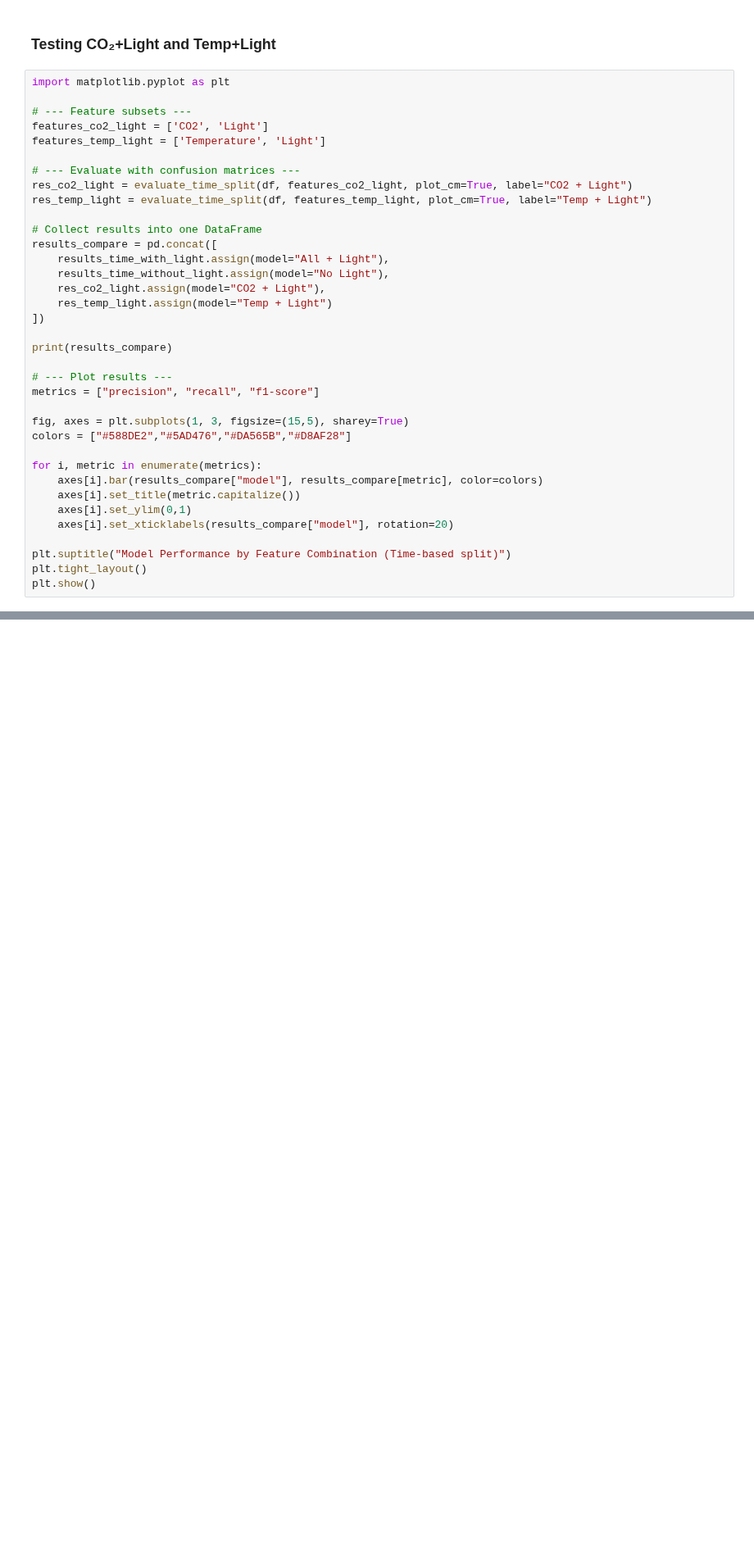
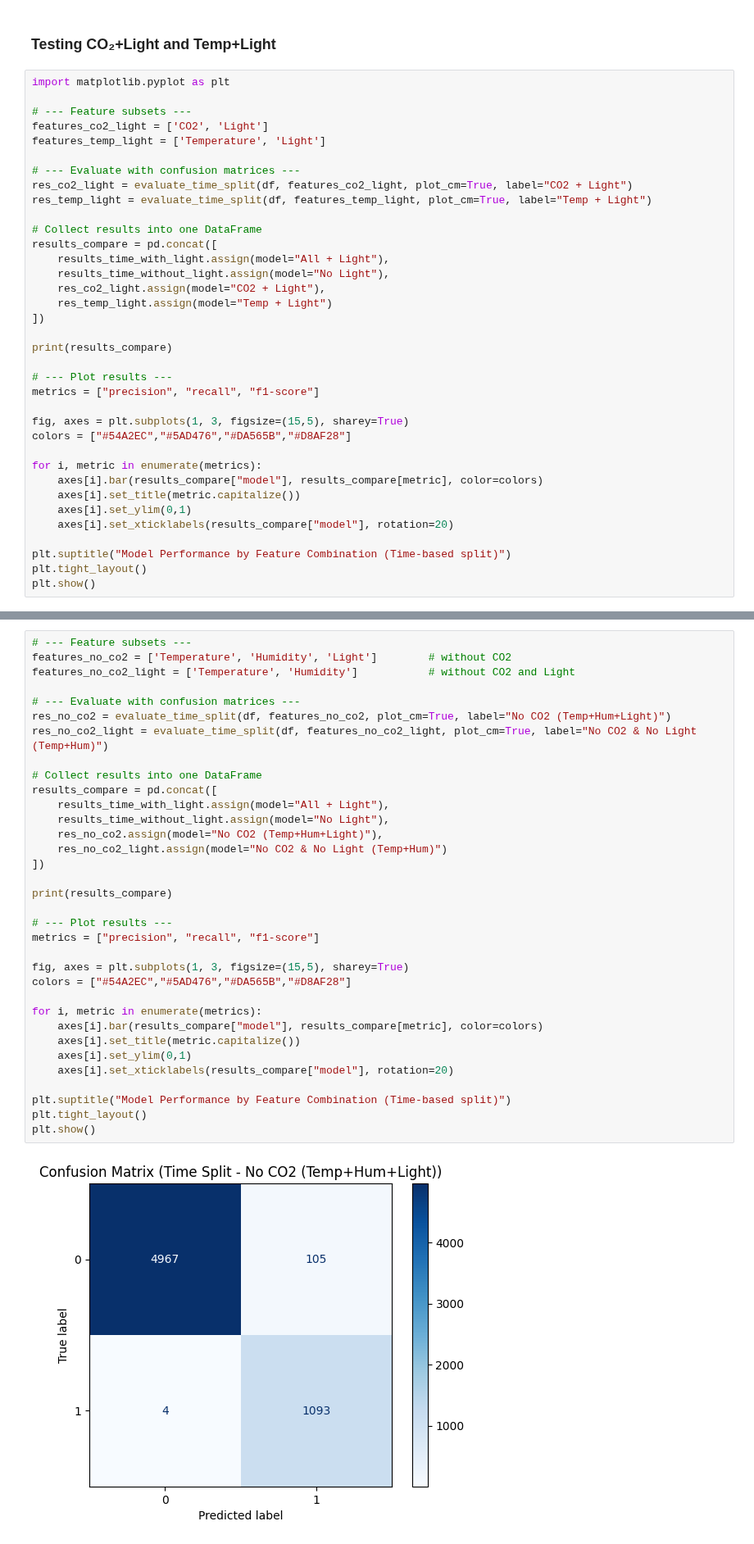
Before and after one commit to NoamShaphir/-MicroClimate, a Jupyter notebook: analysis.ipynb, the cells around one changed output, grey strips where cells are left out. Shown at 82% size. Cells and saved outputs as stored; diff of their text form; blank space fills up the shorter version.

```diff
--- a/analysis.ipynb
+++ b/analysis.ipynb
@@ -1626,7 +1626,7 @@ print(results_compare)
 metrics = ["precision", "recall", "f1-score"]
 
 fig, axes = plt.subplots(1, 3, figsize=(15,5), sharey=True)
-colors = ["#588DE2","#5AD476","#DA565B","#D8AF28"]
+colors = ["#54A2EC","#5AD476","#DA565B","#D8AF28"]
 
 for i, metric in enumerate(metrics):
     axes[i].bar(results_compare["model"], results_compare[metric], color=colors)
@@ -1655,0 +1658,36 @@ set_ticklabels() should only be used with a fixed number of ticks, i.e. after se
+# %%
+# --- Feature subsets ---
+features_no_co2 = ['Temperature', 'Humidity', 'Light']        # without CO2
+features_no_co2_light = ['Temperature', 'Humidity']           # without CO2 and Light
+
+# --- Evaluate with confusion matrices ---
+res_no_co2 = evaluate_time_split(df, features_no_co2, plot_cm=True, label="No CO2 (Temp+Hum+Light)")
+res_no_co2_light = evaluate_time_split(df, features_no_co2_light, plot_cm=True, label="No CO2 & No Light (Temp+Hum)")
+
+# Collect results into one DataFrame
+results_compare = pd.concat([
+    results_time_with_light.assign(model="All + Light"),
+    results_time_without_light.assign(model="No Light"),
+    res_no_co2.assign(model="No CO2 (Temp+Hum+Light)"),
+    res_no_co2_light.assign(model="No CO2 & No Light (Temp+Hum)")
+])
+
+print(results_compare)
+
+# --- Plot results ---
+metrics = ["precision", "recall", "f1-score"]
+
+fig, axes = plt.subplots(1, 3, figsize=(15,5), sharey=True)
+colors = ["#54A2EC","#5AD476","#DA565B","#D8AF28"]
+
+for i, metric in enumerate(metrics):
+    axes[i].bar(results_compare["model"], results_compare[metric], color=colors)
+    axes[i].set_title(metric.capitalize())
+    axes[i].set_ylim(0,1)
+    axes[i].set_xticklabels(results_compare["model"], rotation=20)
+
+plt.suptitle("Model Performance by Feature Combination (Time-based split)")
+plt.tight_layout()
+plt.show()
+# %% [output]
+[figure, added]
```
Also changed, not shown: parts of 11 cells of this notebook.
